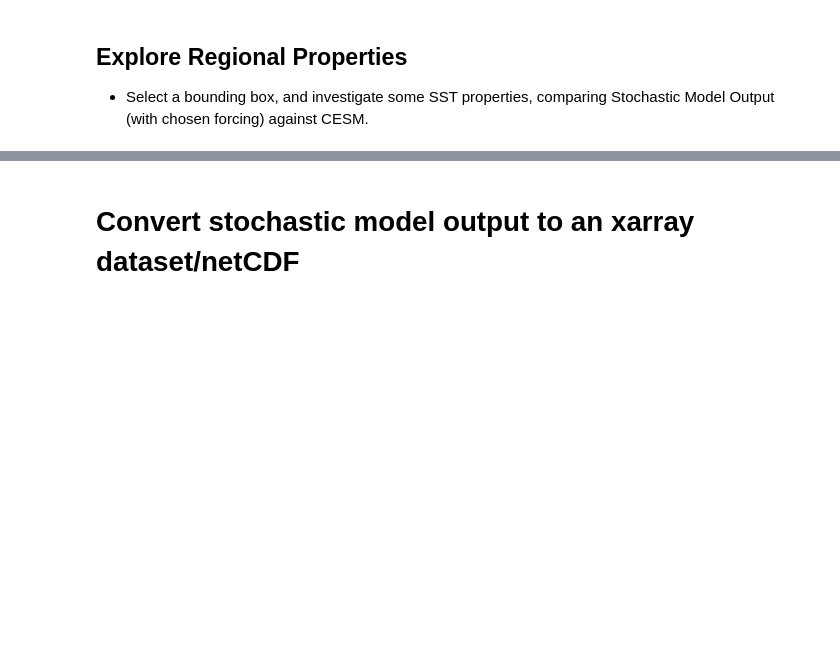
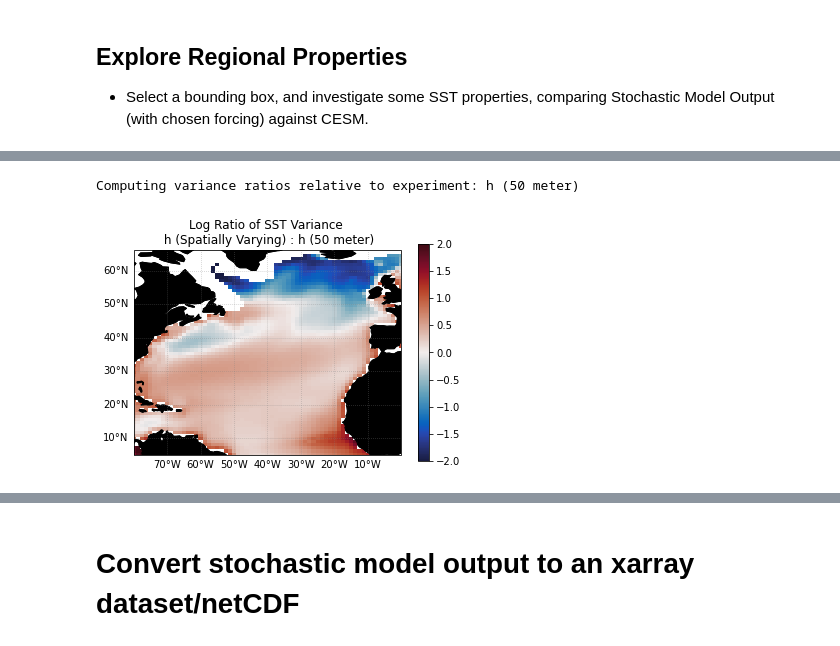
Before and after one commit to glennliu265/stochmod, a Jupyter notebook: analysis/Explore_Regional_Properties.ipynb, the cells around one changed output, grey strips where cells are left out. Drawn from its saved outputs; the diff is of its cells as text; code cells hidden in the pictures; blank space fills up the shorter version.

```diff
--- a/analysis/Explore_Regional_Properties.ipynb
+++ b/analysis/Explore_Regional_Properties.ipynb
@@ -57,0 +145,32 @@ Wall time: 1.64 s
+# %%
+# Plotting Parameters
+proj        = ccrs.PlateCarree()
+bboxplot    = [-80,0,5,60]
+cmax        = 2
+# %%
+k = 0
+print("Computing variance ratios relative to experiment: %s" % (enames[targid]))
+numer     = sst_sm[k]
+numername = enames[k]
+for i,denomname in enumerate(enames):
+    if denomname == numername:
+        continue # Skip the given layer
+
+    denom     = sst_sm[i]
+    var_ratio = np.log(np.var(numer,2)/np.var(denom,2))
+
+    fig,ax = plt.subplots(1,1,subplot_kw = {'projection':proj})
+
+    ax = viz.add_coast_grid(ax=ax,bbox=bboxplot,fill_color='k')
+    title = "Log Ratio of SST Variance \n %s : %s" % (numername,denomname)
+    ax.set_title(title)
+    pcm = ax.pcolormesh(lonr,latr,var_ratio.T,
+                        vmin=-cmax,vmax=cmax,cmap='cmo.balance')
+
+    fig.colorbar(pcm,ax=ax)
+
+    plt.savefig("%s%s_logvratio_%s-to-%s.png"%(figpath,exname,enames_short[k],enames_short[i]),
+                dpi=150,bbox_inches='tight')
+# %% [output]
+Computing variance ratios relative to experiment: h (50 meter)
+[figure, added]
```
Also changed, not shown: parts of 22 cells of this notebook.
